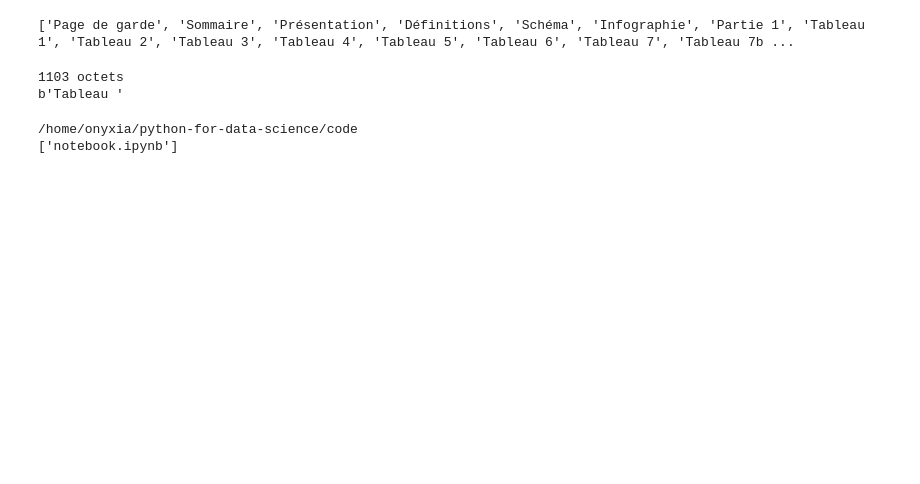
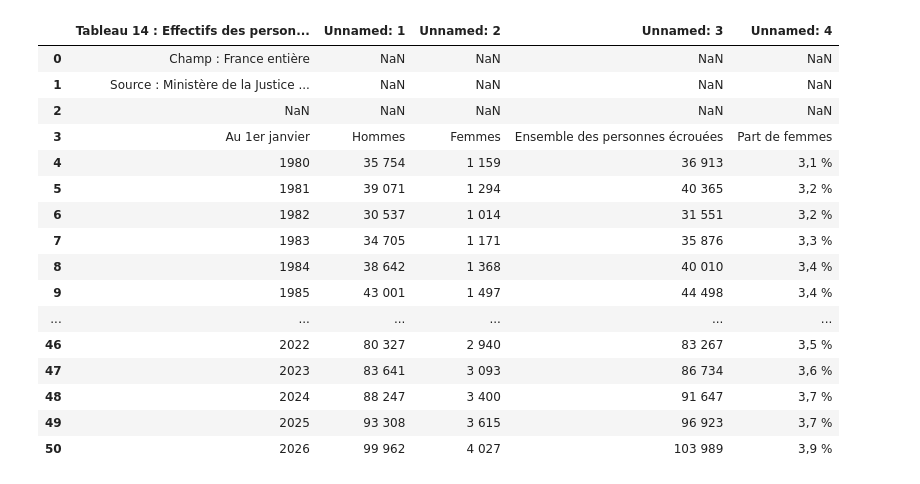
Before and after one commit to lili-dupont/python-for-data-science, a Jupyter notebook: code/notebook.ipynb, the cells around one changed output. Saved outputs shown, nothing was run; the diff lists cells and outputs as text; code cells hidden in the pictures; blank space fills up the shorter version.

```diff
--- a/code/notebook.ipynb
+++ b/code/notebook.ipynb
@@ -1,36 +4,54 @@
 # %%
-# ici on code (python)
-#print("hello world")
-# hihi ça marche
-
 import pandas as pd
 chemin_donnees = "/home/onyxia/python-for-data-science/data/series_statistiques_ppsmj.xlsx"
-chemin_to_csv = "/home/onyxia/python-for-data-science/data/Tableau 15"
+
+chemin14 = "/home/onyxia/python-for-data-science/data/tableaux/strctr_parsexe_ecroues"
+chemin15 = "/home/onyxia/python-for-data-science/data/tableaux/strctr_parsexe_detenus"
+chemin52 = "/home/onyxia/python-for-data-science/data/tableaux/amengmts_peines_parsexe"
+chemin60 = "/home/onyxia/python-for-data-science/data/tableaux/nb_prsn_suivies_milieuouvert_parsexe"
+chemin67 = "/home/onyxia/python-for-data-science/data/tableaux/tx_prsn_ecrouees_parsexe_parage"
+chemin68 = "/home/onyxia/python-for-data-science/data/tableaux/tx_prsn_detenues_parsexe_parage"
 
 xls = pd.ExcelFile(chemin_donnees, engine="openpyxl")
-print(xls.sheet_names)          # vérifiez le nom exact de la feuille
-df = xls.parse("Tableau 15")
+#print(xls.sheet_names)          # vérifiez le nom exact de la feuille
+df14 = xls.parse("Tableau 14")
+df15 = xls.parse("Tableau 15")
+df52 = xls.parse("Tableau 52")
+df60 = xls.parse("Tableau 60")
+dfsixseven = xls.parse("Tableau 67")
+df68 = xls.parse("Tableau 68")
 
-df.head
+#df14.head
 
-df.to_csv(chemin_to_csv, index=False, encoding="utf-8")
-df_csv = pd.read_csv(chemin_to_csv)
+dico_dfcsv = {}
+def to_csv(nom, df, chemin):
+    df.to_csv(chemin, index=False, encoding="utf-8")
+    dico_dfcsv[nom] = pd.read_csv(chemin)
+
+to_csv("df14", df14, chemin14)
+to_csv("df15", df15, chemin15)
+to_csv("df52", df52, chemin52)
+to_csv("df60", df60, chemin60)
+to_csv("df67", dfsixseven, chemin67)
+to_csv("df68", df68, chemin68)
+
+#len(dico_dfcsv)
 # %% [output]
-['Page de garde', 'Sommaire', 'Présentation', 'Définitions', 'Schéma', 'Infographie', 'Partie 1', 'Tableau 1', 'Tableau 2', 'Tableau 3', 'Tableau 4', 'Tableau 5', 'Tableau 6', 'Tableau 7', 'Tableau 7b ...
+|  | Tableau 14 : Effectifs des person... | Unnamed: 1 | Unnamed: 2 | Unnamed: 3 | Unnamed: 4 |
+| 0 | Champ : France entière | NaN | NaN | NaN | NaN |
+| 1 | Source : Ministère de la Justice ... | NaN | NaN | NaN | NaN |
+| 2 | NaN | NaN | NaN | NaN | NaN |
+| 3 | Au 1er janvier | Hommes | Femmes | Ensemble des personnes écrouées | Part de femmes |
+| 4 | 1980 | 35 754 | 1 159 | 36 913 | 3,1 % |
+| 5 | 1981 | 39 071 | 1 294 | 40 365 | 3,2 % |
+| 6 | 1982 | 30 537 | 1 014 | 31 551 | 3,2 % |
+| 7 | 1983 | 34 705 | 1 171 | 35 876 | 3,3 % |
+| 8 | 1984 | 38 642 | 1 368 | 40 010 | 3,4 % |
+| 9 | 1985 | 43 001 | 1 497 | 44 498 | 3,4 % |
+| ... | ... | ... | ... | ... | ... |
+| 46 | 2022 | 80 327 | 2 940 | 83 267 | 3,5 % |
+| 47 | 2023 | 83 641 | 3 093 | 86 734 | 3,6 % |
+| 48 | 2024 | 88 247 | 3 400 | 91 647 | 3,7 % |
+| 49 | 2025 | 93 308 | 3 615 | 96 923 | 3,7 % |
+| 50 | 2026 | 99 962 | 4 027 | 103 989 | 3,9 % |
-# %%
-import os
-chemin = "/home/onyxia/python-for-data-science/data/series_statistiques_ppsmj.xlsx"
-print(os.path.getsize(chemin), "octets")
-with open(chemin, "rb") as f:
-    print(f.read(8))
-# %% [output]
-1103 octets
-b'Tableau '
-# %%
-import os
-print(os.getcwd())                 # répertoire de travail actuel
-print(os.listdir())                # fichiers visibles depuis ce répertoire
-# %% [output]
-/home/onyxia/python-for-data-science/code
-['notebook.ipynb']
 # %% [markdown]
```
Also changed, not shown: parts of 8 cells of this notebook, 6 other files.
